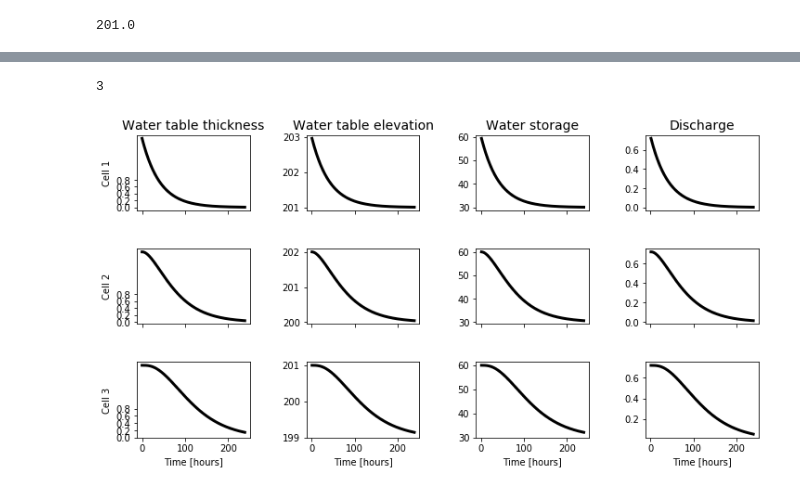
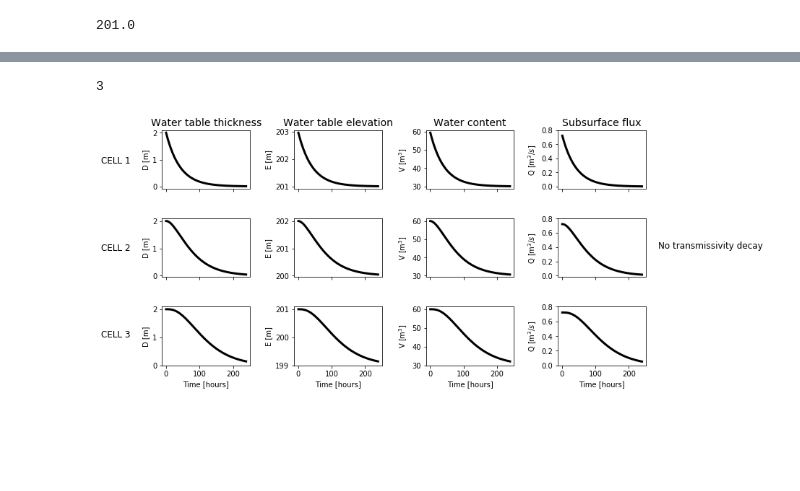
Before and after one commit to brittbarreto/Aquaholics_Anonymous, a Jupyter notebook: Topmodel_with_physics/simple_Fred_model.ipynb, the cells around one changed output, grey strips where cells are left out. Drawn from its saved outputs; the diff is of its cells as text; code cells hidden in the pictures; blank space fills up the shorter version.

Commit message:
added decaying transmissivity and improved graphs

```diff
--- a/Topmodel_with_physics/simple_Fred_model.ipynb
+++ b/Topmodel_with_physics/simple_Fred_model.ipynb
@@ -200,14 +204,14 @@ cumulative runoff is 87.11516118308964 m^3
 # %%
-Qdict1 = dict(Qdict)
+Qdict1 = dict(simul_results[3])
 for i in Qdict1:
     Qdict1[i] = np.ndarray.tolist(Qdict1[i])[0]
-Sdict1 = dict(Sdict)
+Sdict1 = dict(simul_results[2])
 for i in Sdict1:
     Sdict1[i] = np.ndarray.tolist(Sdict1[i])[0]
-Edict1 = dict(Edict)
+Edict1 = dict(simul_results[1])
 for i in Edict1:
     Edict1[i] = np.ndarray.tolist(Edict1[i])[0]
-ddict1 = dict(ddict)
+ddict1 = dict(simul_results[0])
 for i in ddict1:
     ddict1[i] = np.ndarray.tolist(ddict1[i])[0]
 
@@ -217,41 +221,52 @@ S_df = pd.DataFrame.from_dict(Sdict1, orient='index')
 Q_df = pd.DataFrame.from_dict(Qdict1, orient='index')
 #d_df.head()
 
 
-fig, axes = plt.subplots(3, 5, sharex=True, figsize=(12,6))
+fig, axes = plt.subplots(3, 4, sharex=True, figsize=(12,6))
 axes[0,0].set_title('Water table thickness', fontsize=14)
 axes[0,1].set_title('Water table elevation', fontsize=14)
-axes[0,2].set_title('Water storage', fontsize=14)
-axes[0,3].set_title('Discharge', fontsize=14)
+axes[0,2].set_title('Water content', fontsize=14)
+axes[0,3].set_title('Subsurface flux', fontsize=14)
 fig.subplots_adjust(hspace=0.5, wspace=0.5)
 axes[2,0].set_xlabel('Time [hours]', fontsize=10)
 axes[2,1].set_xlabel('Time [hours]', fontsize=10)
 axes[2,2].set_xlabel('Time [hours]', fontsize=10)
 axes[2,3].set_xlabel('Time [hours]', fontsize=10)
 
-axes[0,0].set_ylabel('Cell 1', fontsize=10)
-axes[1,0].set_ylabel('Cell 2', fontsize=10)
-axes[2,0].set_ylabel('Cell 3', fontsize=10)
-
+cols = d_df.shape[1]
 x = d_df.index
 for i in range(cols):
     axes[i,0].plot(x, d_df[i], linewidth=3, color="k")
-    axes[i,0].set_yticks([0,1,2])
+    axes[i,0].set_yticks([0.0, 1.0, 2.0])
+    axes[i,0].set_ylabel('D [m]', fontsize=10)
     #axes[i,0].set_title('Cell ' + str(i+1), fontsize=10, horizontalalignment='left')
+    plt.gcf().text(0.0275, 0.775-0.28*i, "CELL "+str(i+1), fontsize=12)
 for i in range(cols):
     axes[i,1].plot(x[1:], E_df[i][1:], linewidth=3, color="k")
+    axes[i,1].set_yticks([elev[0,i], elev[0,i]-1, elev[0,i]-2])
     #axes[i,1].set_title('Cell ' + str(i+1), fontsize=10, horizontalalignment='left')
+    axes[i,1].set_ylabel('E [m]', fontsize=10)
 for i in range(cols):
     axes[i,2].plot(x[1:], S_df[i][1:], linewidth=3, color="k")
     axes[i,2].set_yticks([30,40,50,60])
+    axes[i,2].set_ylabel('V [m$^3$]', fontsize=10)
     #axes[i,2].set_title('Cell ' + str(i+1), fontsize=10, horizontalalignment='left')
 for i in range(cols):
     axes[i,3].plot(x[1:], Q_df[i][1:], linewidth=3, color="k")
-    axes[i,0].set_yticks([0,0.2,0.4,0.6,0.8])
+    axes[i,3].set_yticks([0,0.2,0.4,0.6,0.8])
+    axes[i,3].set_ylabel('Q [m$^3/s$]', fontsize=10)
     #axes[i,3].set_title('Cell ' + str(i+1), fontsize=10, horizontalalignment='left')
 axes[2,1].set_yticks([199,200,201])
-fig.show()
+
+if decaying_transmissivity == False:
+    plt.gcf().text(0.92, 0.5, "No transmissivity decay", fontsize=12)
+    fig.show()
+    plt.savefig("drainTheAquifer_noDecay_plots.jpg".format(m), dpi=85)
+else:
+    plt.gcf().text(0.92, 0.5, "m = "+str(m), fontsize=12)
+    fig.show()
+    plt.savefig("drainTheAquifer_Decay{}_plots.jpg".format(m), dpi=85)
 cols
 # %% [output]
 3
-[figure, old version]
+[figure, new version]
```
Also changed, not shown: parts of 7 cells of this notebook, 2 other files.
